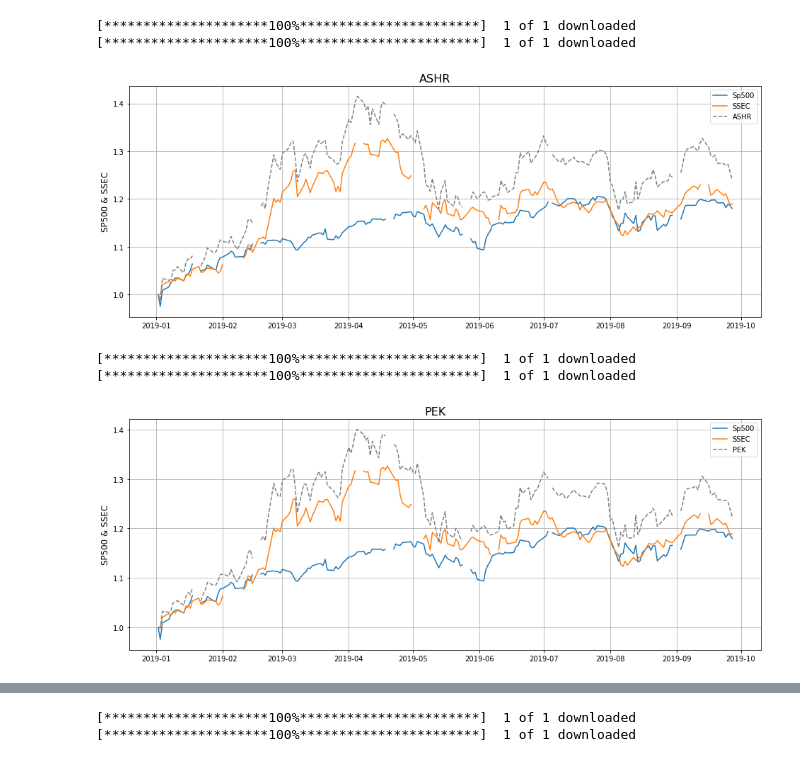
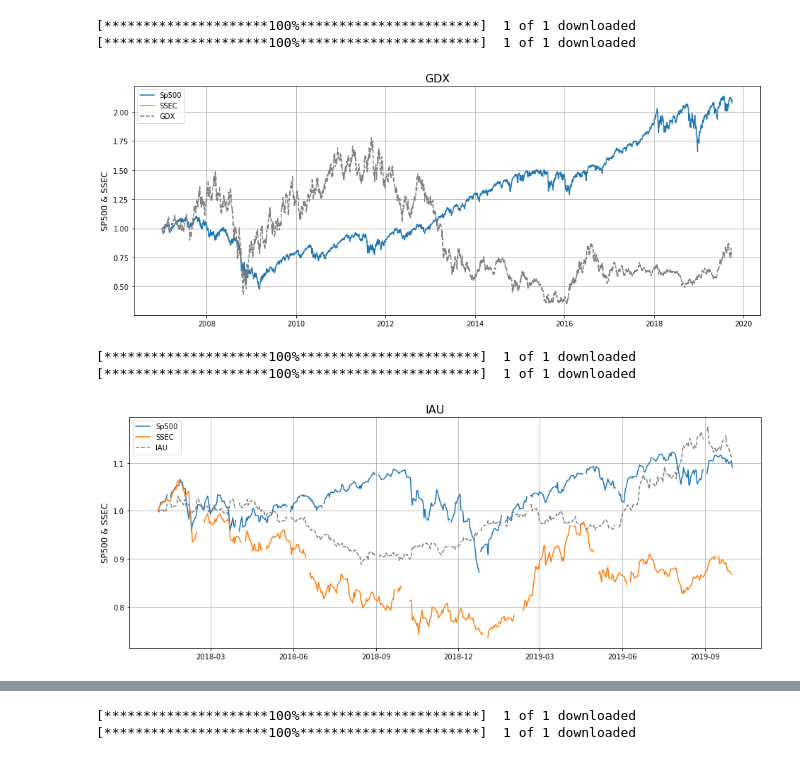
Before and after one commit to derrickfwang/Stock_Related_Scripts, a Jupyter notebook: Stock Analysis_Yahoo_Tushare_AlphaVantage_AllTemplates.ipynb, the cells around one changed output, grey strips where cells are left out. Drawn from its saved outputs; the diff is of its cells as text; code cells hidden in the pictures.

```diff
--- a/Stock Analysis_Yahoo_Tushare_AlphaVantage_AllTemplates.ipynb
+++ b/Stock Analysis_Yahoo_Tushare_AlphaVantage_AllTemplates.ipynb
@@ -16,6 +16,16 @@ import os
 #os.chdir(r'E:\SR\REITs')
 
 % matplotlib inline
+# %%
+url_Nyse = 'https://raw.githubusercontent.com/derrickfwang/Stock_Related_Scripts/master/NYSE.csv'
+url_Nsdq = 'https://raw.githubusercontent.com/derrickfwang/Stock_Related_Scripts/master/NASDAQ.csv'
+url_Amex = 'https://raw.githubusercontent.com/derrickfwang/Stock_Related_Scripts/master/AMEX.csv'
+Nyse = pd.read_csv(url_Nyse, index_col=0)
+Nsdq = pd.read_csv(url_Nsdq, index_col=0)
+Amex = pd.read_csv(url_Amex, index_col=0)
+# %%
+selectedCols = ['Name', 'MarketCap', 'IPOyear', 'Sector', 'industry']
+StockList = pd.concat([Nyse[selectedCols], Nsdq[selectedCols], Amex[selectedCols]], axis=0).reset_index()
 # %%
 # define the functions
 
@@ -33,6 +43,10 @@ def getUsStock(US_Stock, start, end):
     return US
 
 def drawUsStocks(Merged, ticker):
+    StockInfo = StockList[StockList['Symbol'] == ticker]
+    StockInfo = StockInfo.reset_index(drop=True)
+    print(StockInfo['Name'][0],'\t', StockInfo['industry'][0])
+
     fig, ax1 = plt.subplots(figsize = (16,6))
     fig.suptitle(ticker, fontsize=16, y = 0.92)
 
@@ -70,6 +84,10 @@ def getCnStock(CN_Stock, start, end):
     return CN
 
 def drawUsCnStocks(Merged, ticker):
+    StockInfo = StockList[StockList['Symbol'] == ticker]
+    StockInfo = StockInfo.reset_index(drop=True)
+    print(StockInfo['Name'][0],'\t', StockInfo['industry'][0])
+
     fig, ax1 = plt.subplots(figsize = (16,6))
     fig.suptitle(ticker, fontsize=16, y = 0.92)
 
@@ -113,6 +131,10 @@ def getUsCnStock(US_Stock, start, end):
     return fnlDf
 
 def drawUsCnStocksRelative(Merged, ticker):
+    StockInfo = StockList[StockList['Symbol'] == ticker]
+    StockInfo = StockInfo.reset_index(drop=True)
+    print(StockInfo['Name'][0],'\t', StockInfo['industry'][0])
+
     Merged[['Sp500','SSEC',ticker]] = Merged[['Sp500','SSEC',ticker]].divide(Merged[['Sp500','SSEC',ticker]].ix[0])
 
     fig, ax1 = plt.subplots(figsize = (16,6))
@@ -141,20 +165,20 @@ drawUsCnStocksRelative(df, US_Stock)
 # %%
-US_Stock = 'ASHR'
-start = '2019-01-01'
-end = '2019-09-28'
+US_Stock = 'GDX'
+start = '2007-01-01'
+end = '2019-10-01'
 df = getUsCnStock(US_Stock, start, end)
 drawUsCnStocksRelative(df, US_Stock)
 # %% [output]
 [*********************100%***********************]  1 of 1 downloaded
 [*********************100%***********************]  1 of 1 downloaded
-[figure, old version]
+[figure, new version]
 # %%
-US_Stock = 'PEK'
-start = '2019-01-01'
-end = '2019-09-28'
+US_Stock = 'IAU'
+start = '2018-01-01'
+end = '2019-10-01'
 df = getUsCnStock(US_Stock, start, end)
 drawUsCnStocksRelative(df, US_Stock)
 # %% [output]
 [*********************100%***********************]  1 of 1 downloaded
 [*********************100%***********************]  1 of 1 downloaded
-[figure, old version]
+[figure, new version]
```
Also changed, not shown: parts of 6 cells of this notebook.
